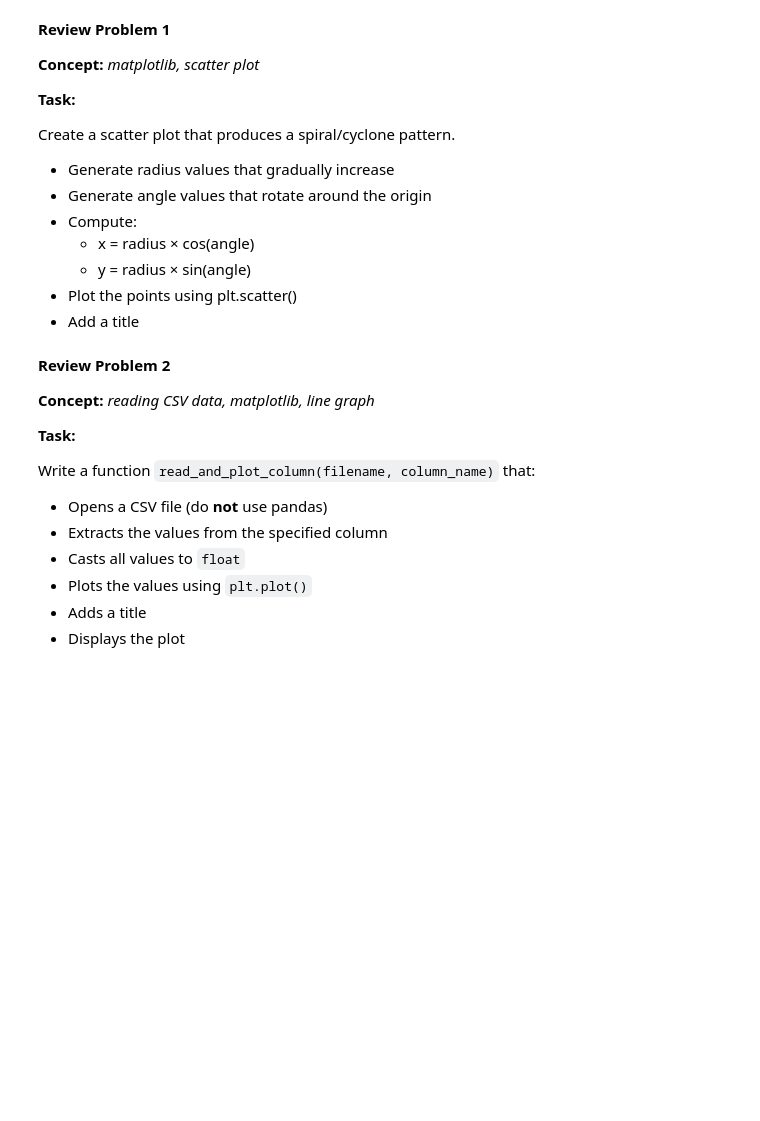
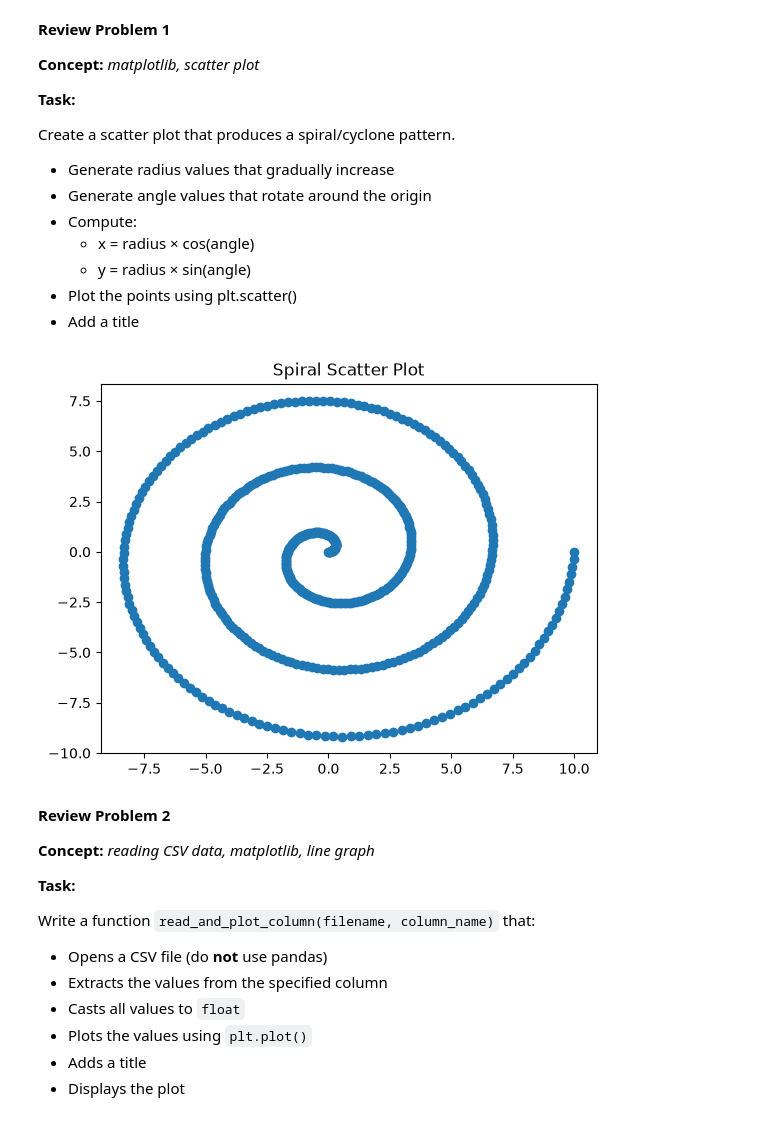
Before and after one commit to jbenigeriBU/dx602-homework-10, a Jupyter notebook: homework.ipynb, the cells around one changed output. Cells and saved outputs as stored; diff of their text form; code cells hidden in the pictures; blank space fills up the shorter version.

```diff
--- a/homework.ipynb
+++ b/homework.ipynb
@@ -74,3 +72,19 @@ Create a scatter plot that produces a spiral/cyclone pattern.
+# %%
+# Your Solution
+# Generate radius and angle values
+radius = np.linspace(0, 10, 500)
+angle = np.linspace(0, 6 * np.pi, 500)
+
+# Calculate coordinates
+x = radius * np.cos(angle)
+y = radius * np.sin(angle)
+
+# Plot spiral
+plt.scatter(x, y)
+plt.title("Spiral Scatter Plot")
+plt.show()
+# %% [output]
+[figure, added]
 # %% [markdown]
 **Review Problem 2**
 
```
Also changed, not shown: parts of 41 cells of this notebook.
